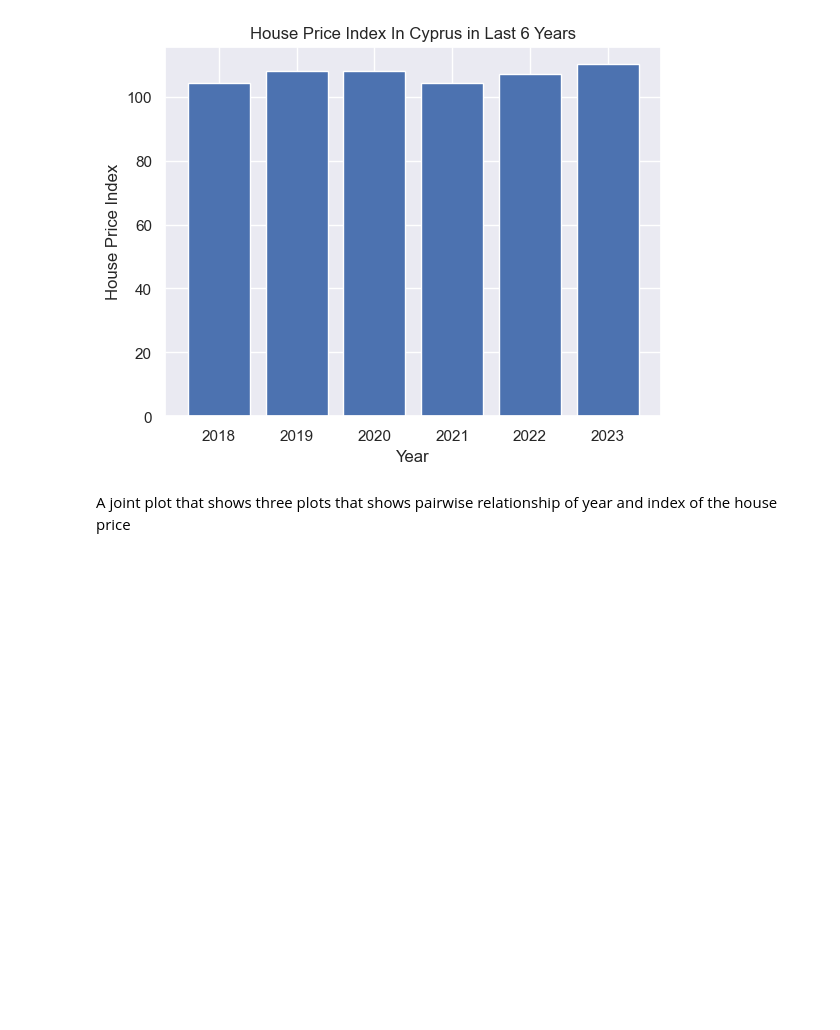
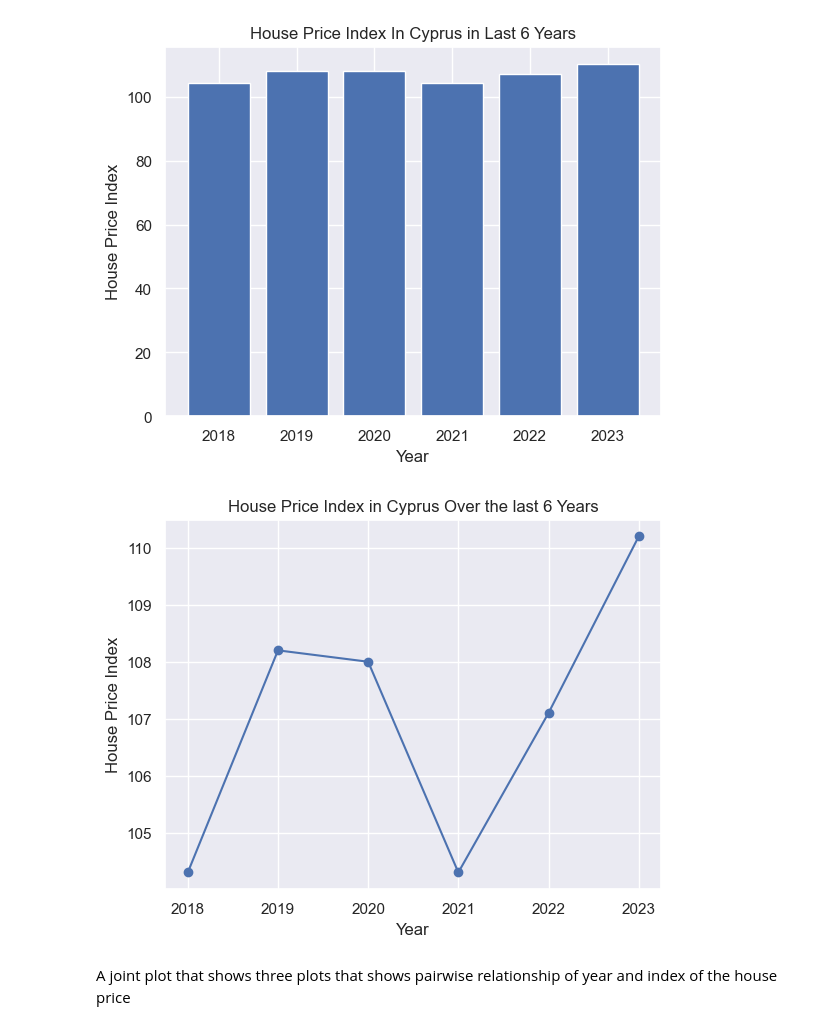
Before and after one commit to TanerGithub2023/Project-in-Data-Science-House-Prices, a Jupyter notebook: Factors and Effects That Increases House Prices in Cyprus.ipynb, the cells around one changed output. Drawn from its saved outputs; the diff is of its cells as text; code cells hidden in the pictures; blank space fills up the shorter version.

Commit message:
Add files via upload
final update added one last scatter plot on house price index

```diff
--- a/Factors and Effects That Increases House Prices in Cyprus.ipynb
+++ b/Factors and Effects That Increases House Prices in Cyprus.ipynb
@@ -116,6 +116,14 @@ plt.ylabel('House Price Index')
 plt.show()
 # %% [output]
 [figure]
+# %%
+plt.plot(Yearb,HouseIndex,'o-')
+plt.title("House Price Index in Cyprus Over the last 6 Years")
+plt.xlabel("Year")
+plt.ylabel("House Price Index")
+plt.show()
+# %% [output]
+[figure, added]
 # %% [markdown]
 A joint plot that shows three plots that shows pairwise relationship of year and index of the house price
 # %%
```
